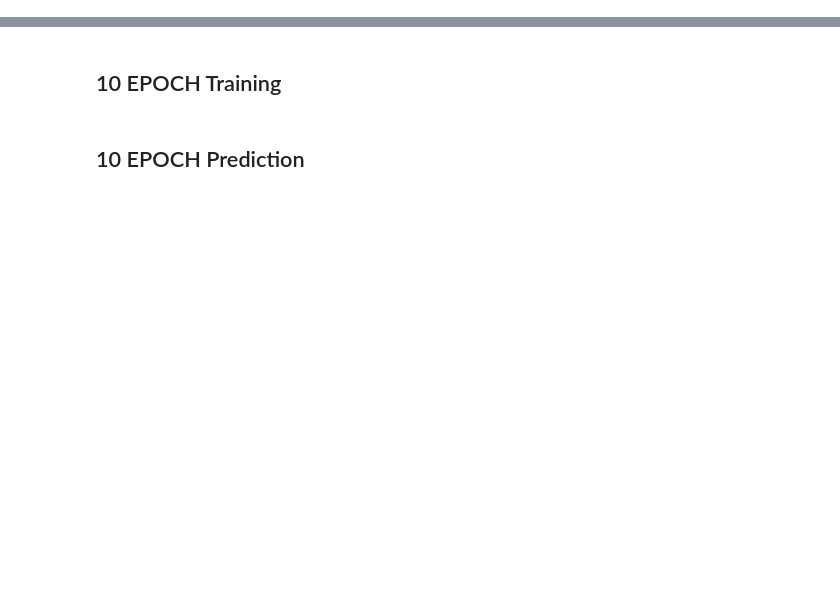
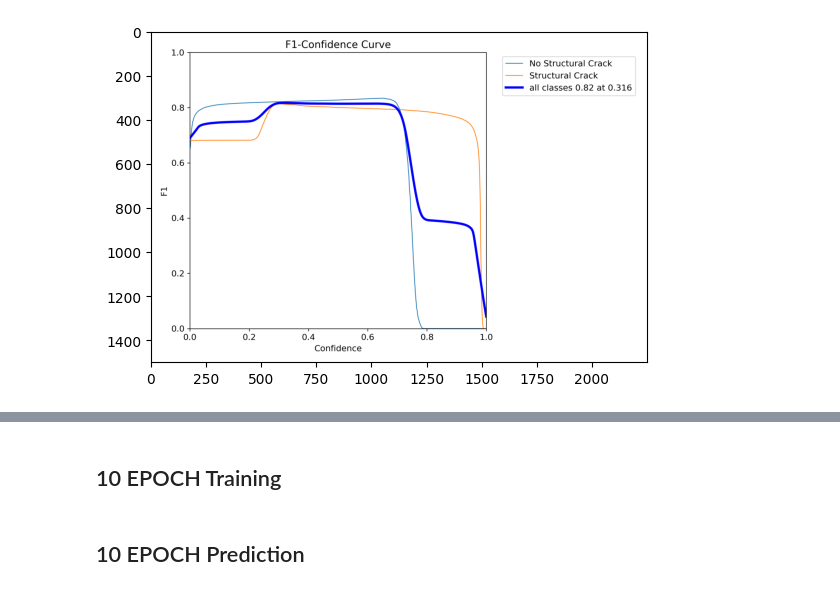
Before and after one commit to aaronbonnerATU/Research-Project, a Jupyter notebook: CrackDetectionYOLOv8Code.ipynb, the cells around one changed output, grey strips where cells are left out. Cells and saved outputs as stored; diff of their text form; code cells hidden in the pictures; blank space fills up the shorter version.

```diff
--- a/CrackDetectionYOLOv8Code.ipynb
+++ b/CrackDetectionYOLOv8Code.ipynb
@@ -52,4 +85,6 @@ ultralytics.checks()
 # %%
-img = Image.open('C:/Windows/System32/runs/detect/train21/F1_curve.png')
+img = Image.open('C:/Windows/System32/runs/detect/YOLOv8 1 epoch training results/F1_curve.png')
 plt.imshow(img)
 plt.show()
+# %% [output]
+[figure, added]
```
Also changed, not shown: parts of 34 cells of this notebook.
